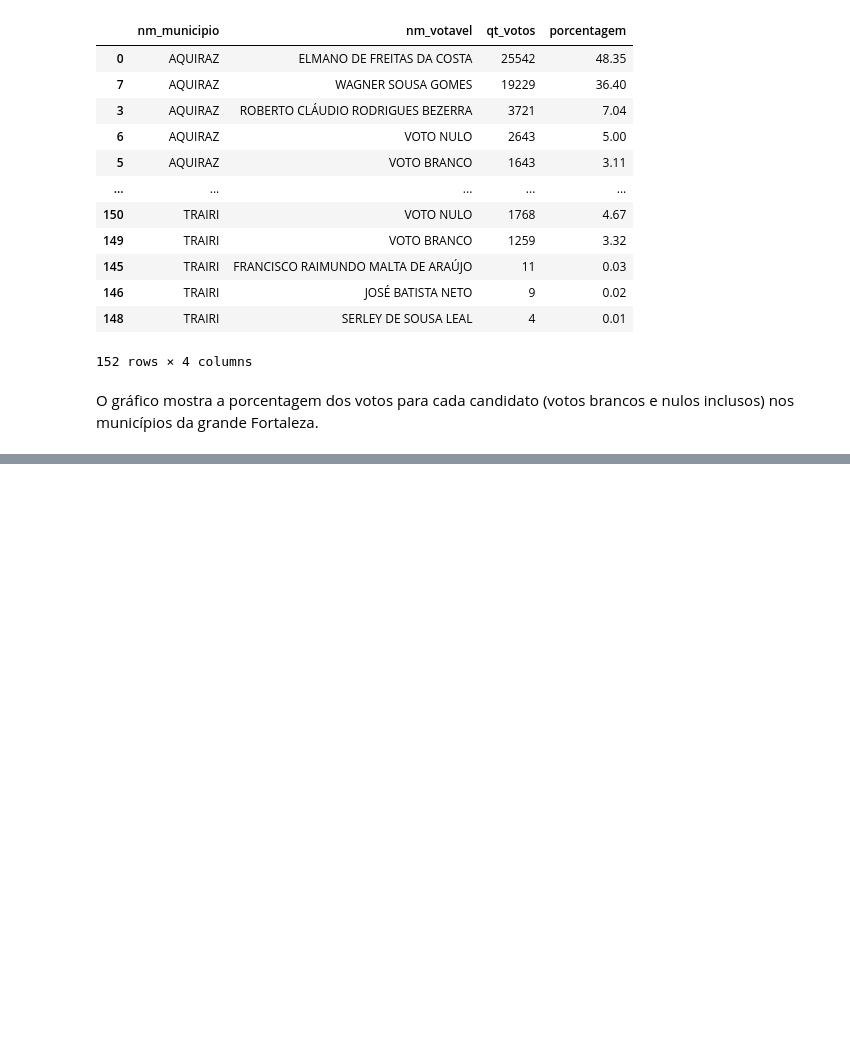
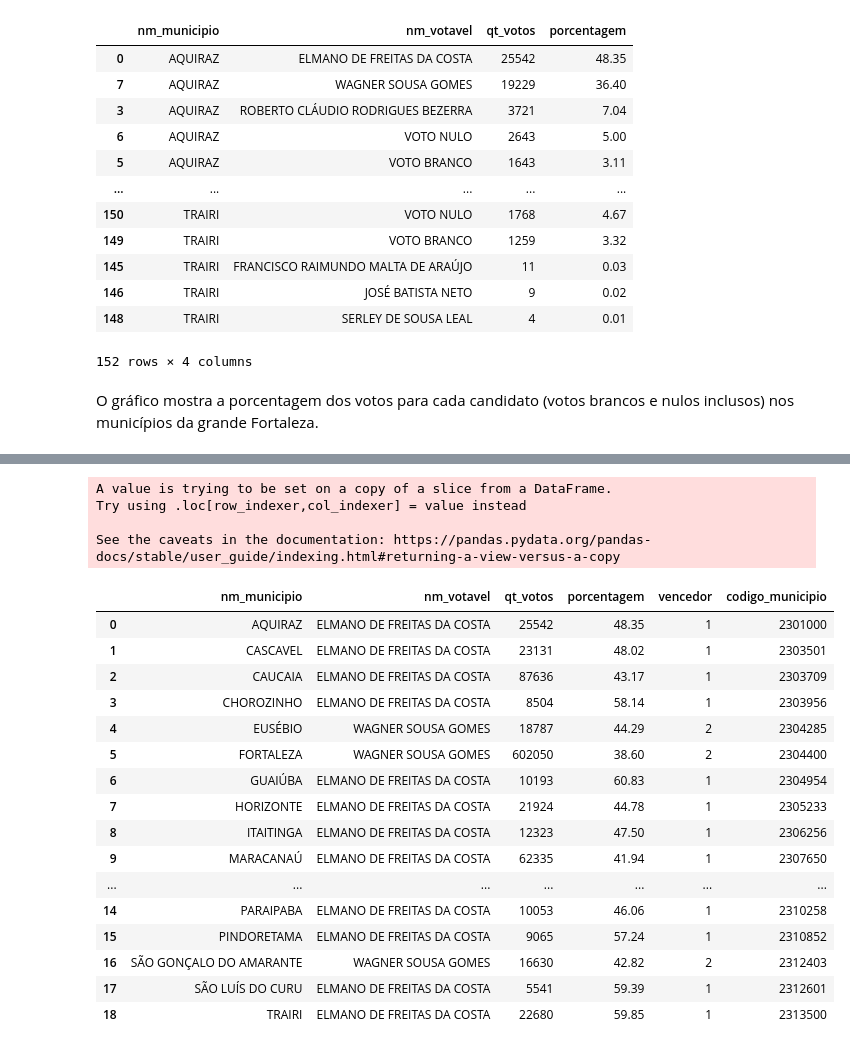
Before and after one commit to DamodaraBarbosa/clustering_municipios_eleicoes_2022_ceara, a Jupyter notebook: 05_data_analysis_eleicoes_ceara_2022.ipynb, the cells around one changed output, grey strips where cells are left out. Drawn from its saved outputs; the diff is of its cells as text; code cells hidden in the pictures; blank space fills up the shorter version.

```diff
--- a/05_data_analysis_eleicoes_ceara_2022.ipynb
+++ b/05_data_analysis_eleicoes_ceara_2022.ipynb
@@ -579,5 +597,0 @@ ceara = json.load(open('/content/drive/MyDrive/Datasets/geojs-23-mun.json', 'r')
-# %%
-codigo_municipios_ceara = pd.read_csv(
-    '/content/drive/MyDrive/Datasets/codigos_municipio_ceara.csv',
-    encoding= 'latin-1'
-)
@@ -783,0 +764,41 @@ fig.show()
+# %%
+# Instancia-se um dataframe que contém apenas o candidato vencedor no município.
+
+vencedor_regiao_metropolitana = votos_regiao_metropolitana.groupby('nm_municipio').head(1)
+
+# Utiliza-se a função lambda e define-se 1 para o candidato Elmano e 2 para o candidato Wagner:
+
+vencedor_regiao_metropolitana['vencedor'] = vencedor_regiao_metropolitana['nm_votavel'].apply(
+    lambda x: 1 if x == 'ELMANO DE FREITAS DA COSTA' else 2
+)
+
+# O 'merge' é feito a fim de adicionar a informação dos códigos dos municípios:
+
+vencedor_regiao_metropolitana = pd.merge(
+    left= vencedor_regiao_metropolitana, right= codigo_municipios_ceara[['Nome_Município', 'Código Município Completo']],
+    how= 'left', left_on= 'nm_municipio', right_on= 'Nome_Município'
+).drop('Nome_Município', axis= 1).rename({'Código Município Completo': 'codigo_municipio'}, axis= 1) # elimina-se uma coluna e renomeia-se outra coluna.
+
+vencedor_regiao_metropolitana # visualiza-se o dataframe
+# %% [output]
+A value is trying to be set on a copy of a slice from a DataFrame.
+Try using .loc[row_indexer,col_indexer] = value instead
+
+See the caveats in the documentation: https://pandas.pydata.org/pandas-docs/stable/user_guide/indexing.html#returning-a-view-versus-a-copy
+|  | nm_municipio | nm_votavel | qt_votos | porcentagem | vencedor | codigo_municipio |
+| 0 | AQUIRAZ | ELMANO DE FREITAS DA COSTA | 25542 | 48.35 | 1 | 2301000 |
+| 1 | CASCAVEL | ELMANO DE FREITAS DA COSTA | 23131 | 48.02 | 1 | 2303501 |
+| 2 | CAUCAIA | ELMANO DE FREITAS DA COSTA | 87636 | 43.17 | 1 | 2303709 |
+| 3 | CHOROZINHO | ELMANO DE FREITAS DA COSTA | 8504 | 58.14 | 1 | 2303956 |
+| 4 | EUSÉBIO | WAGNER SOUSA GOMES | 18787 | 44.29 | 2 | 2304285 |
+| 5 | FORTALEZA | WAGNER SOUSA GOMES | 602050 | 38.60 | 2 | 2304400 |
+| 6 | GUAIÚBA | ELMANO DE FREITAS DA COSTA | 10193 | 60.83 | 1 | 2304954 |
+| 7 | HORIZONTE | ELMANO DE FREITAS DA COSTA | 21924 | 44.78 | 1 | 2305233 |
+| 8 | ITAITINGA | ELMANO DE FREITAS DA COSTA | 12323 | 47.50 | 1 | 2306256 |
+| 9 | MARACANAÚ | ELMANO DE FREITAS DA COSTA | 62335 | 41.94 | 1 | 2307650 |
+| ... | ... | ... | ... | ... | ... | ... |
+| 14 | PARAIPABA | ELMANO DE FREITAS DA COSTA | 10053 | 46.06 | 1 | 2310258 |
+| 15 | PINDORETAMA | ELMANO DE FREITAS DA COSTA | 9065 | 57.24 | 1 | 2310852 |
+| 16 | SÃO GONÇALO DO AMARANTE | WAGNER SOUSA GOMES | 16630 | 42.82 | 2 | 2312403 |
+| 17 | SÃO LUÍS DO CURU | ELMANO DE FREITAS DA COSTA | 5541 | 59.39 | 1 | 2312601 |
+| 18 | TRAIRI | ELMANO DE FREITAS DA COSTA | 22680 | 59.85 | 1 | 2313500 |
```
Also changed, not shown: parts of 29 cells of this notebook.
